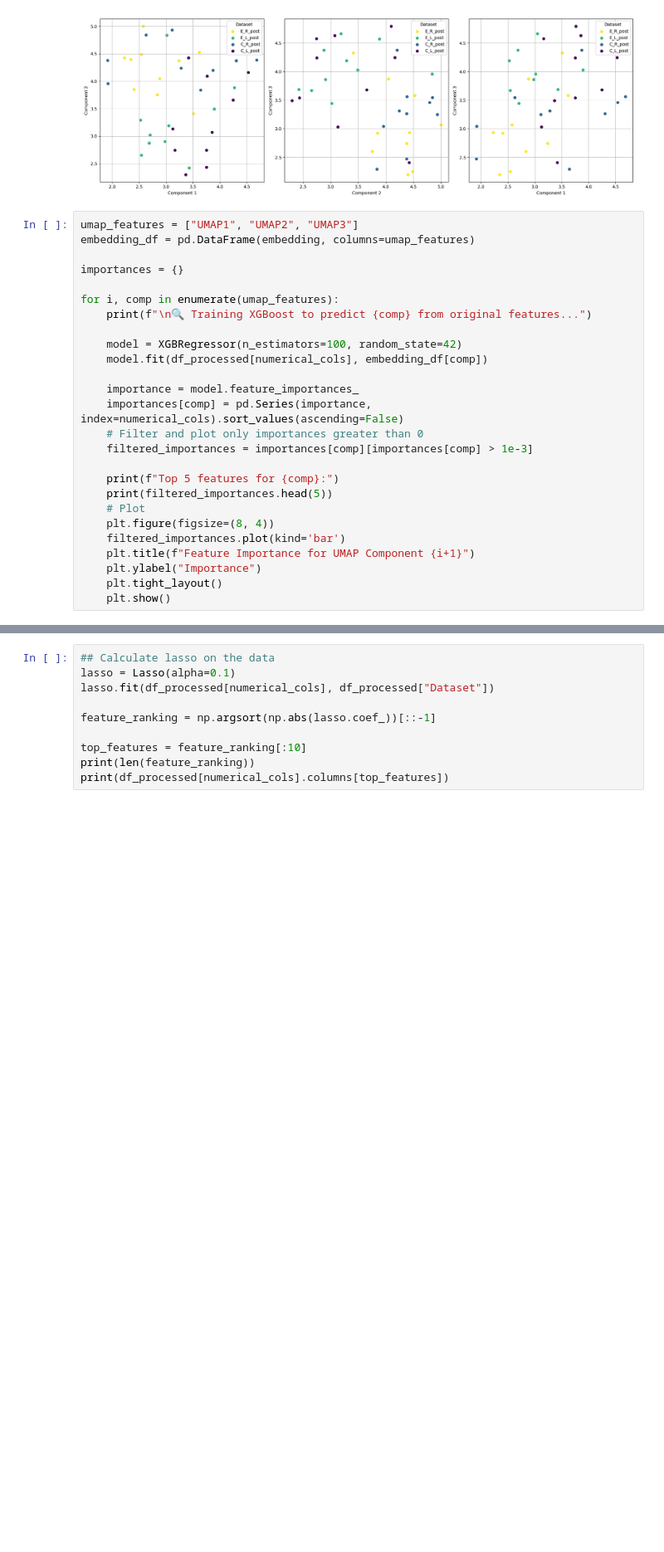
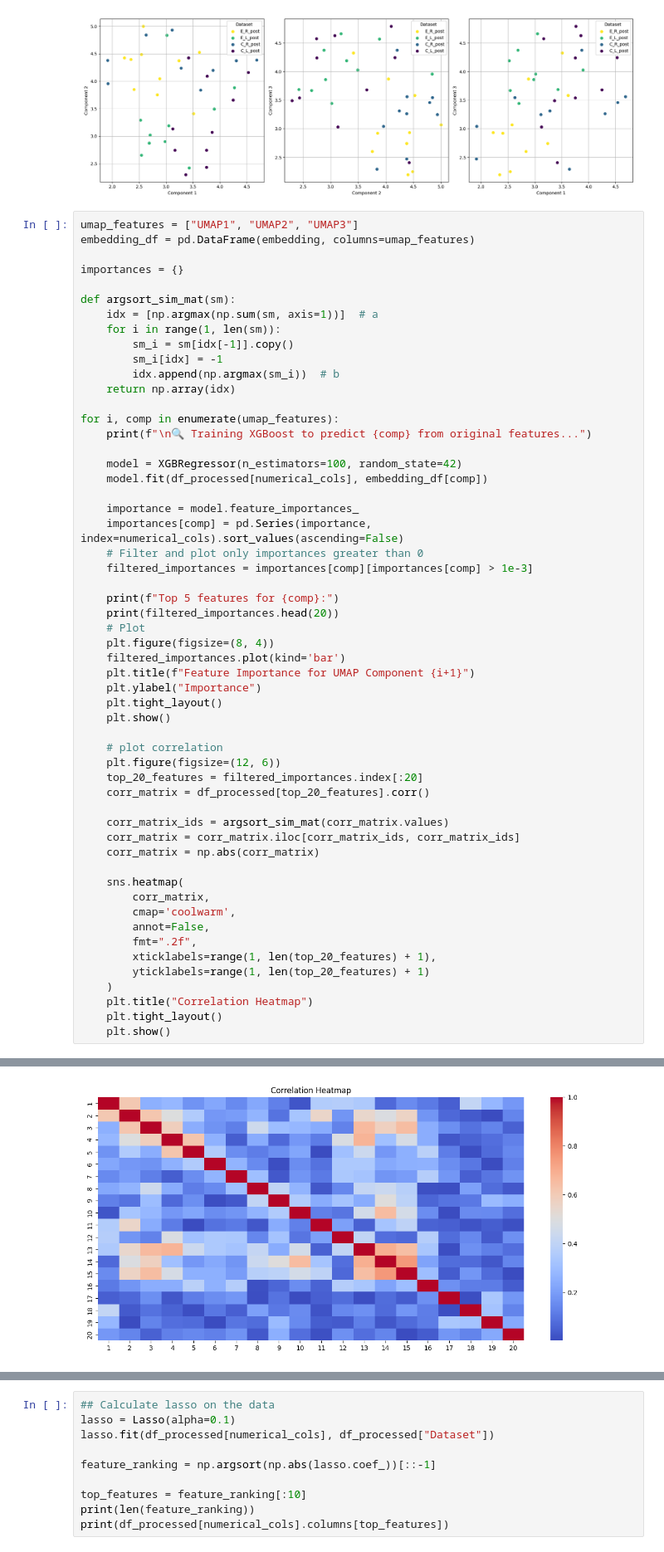
Before and after one commit to SimpingOjou/MScThesis, a Jupyter notebook: UMAP.ipynb, the cells around one changed output, grey strips where cells are left out. Shown at 83% size. Saved outputs shown, nothing was run; the diff lists cells and outputs as text; blank space fills up the shorter version.

```diff
--- a/UMAP.ipynb
+++ b/UMAP.ipynb
@@ -147,6 +147,14 @@ umap_features = ["UMAP1", "UMAP2", "UMAP3"]
 embedding_df = pd.DataFrame(embedding, columns=umap_features)
 
 importances = {}
+
+def argsort_sim_mat(sm):
+    idx = [np.argmax(np.sum(sm, axis=1))]  # a
+    for i in range(1, len(sm)):
+        sm_i = sm[idx[-1]].copy()
+        sm_i[idx] = -1
+        idx.append(np.argmax(sm_i))  # b
+    return np.array(idx)
 
 for i, comp in enumerate(umap_features):
     print(f"\n🔍 Training XGBoost to predict {comp} from original features...")
@@ -160,7 +168,7 @@ for i, comp in enumerate(umap_features):
     filtered_importances = importances[comp][importances[comp] > 1e-3]
 
     print(f"Top 5 features for {comp}:")
-    print(filtered_importances.head(5))
+    print(filtered_importances.head(20))
     # Plot
     plt.figure(figsize=(8, 4))
     filtered_importances.plot(kind='bar')
@@ -168,6 +176,27 @@ for i, comp in enumerate(umap_features):
     plt.ylabel("Importance")
     plt.tight_layout()
     plt.show()
+
+    # plot correlation
+    plt.figure(figsize=(12, 6))
+    top_20_features = filtered_importances.index[:20]
+    corr_matrix = df_processed[top_20_features].corr()
+
+    corr_matrix_ids = argsort_sim_mat(corr_matrix.values)
+    corr_matrix = corr_matrix.iloc[corr_matrix_ids, corr_matrix_ids]
+    corr_matrix = np.abs(corr_matrix)
+
+    sns.heatmap(
+        corr_matrix,
+        cmap='coolwarm',
+        annot=False,
+        fmt=".2f",
+        xticklabels=range(1, len(top_20_features) + 1),
+        yticklabels=range(1, len(top_20_features) + 1)
+    )
+    plt.title("Correlation Heatmap")
+    plt.tight_layout()
+    plt.show()
 # %% [output]
 🔍 Training XGBoost to predict UMAP1 from original features...
 Top 5 features for UMAP1:
@@ -179,4 +217,5 @@ Mean step y velocity during swing - wrist (m/s)                   0.053257
 dtype: float32
 [figure]
+[figure, new version]
 🔍 Training XGBoost to predict UMAP2 from original features...
 Top 5 features for UMAP2:
```
Also changed, not shown: parts of 2 cells of this notebook.
